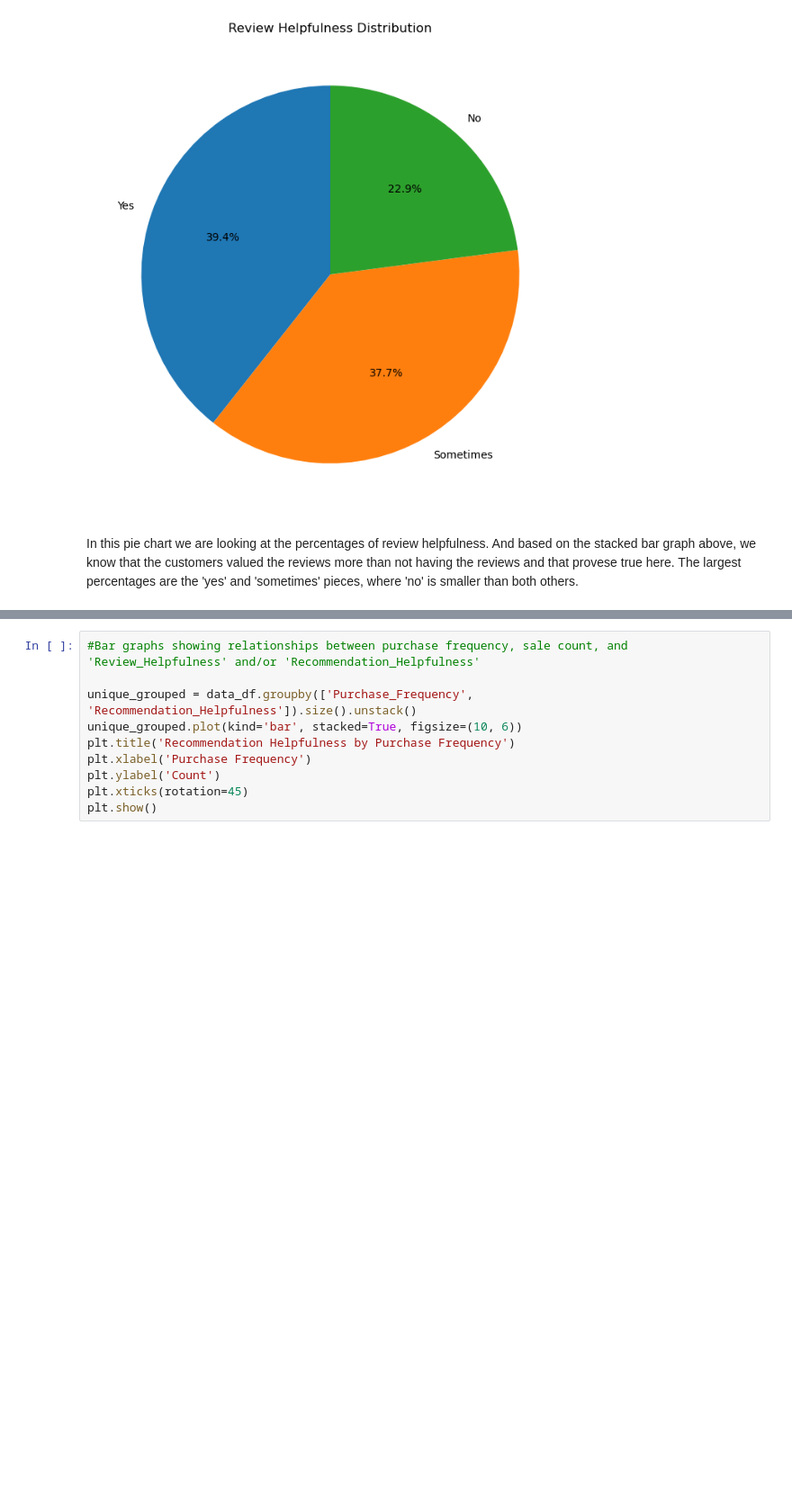
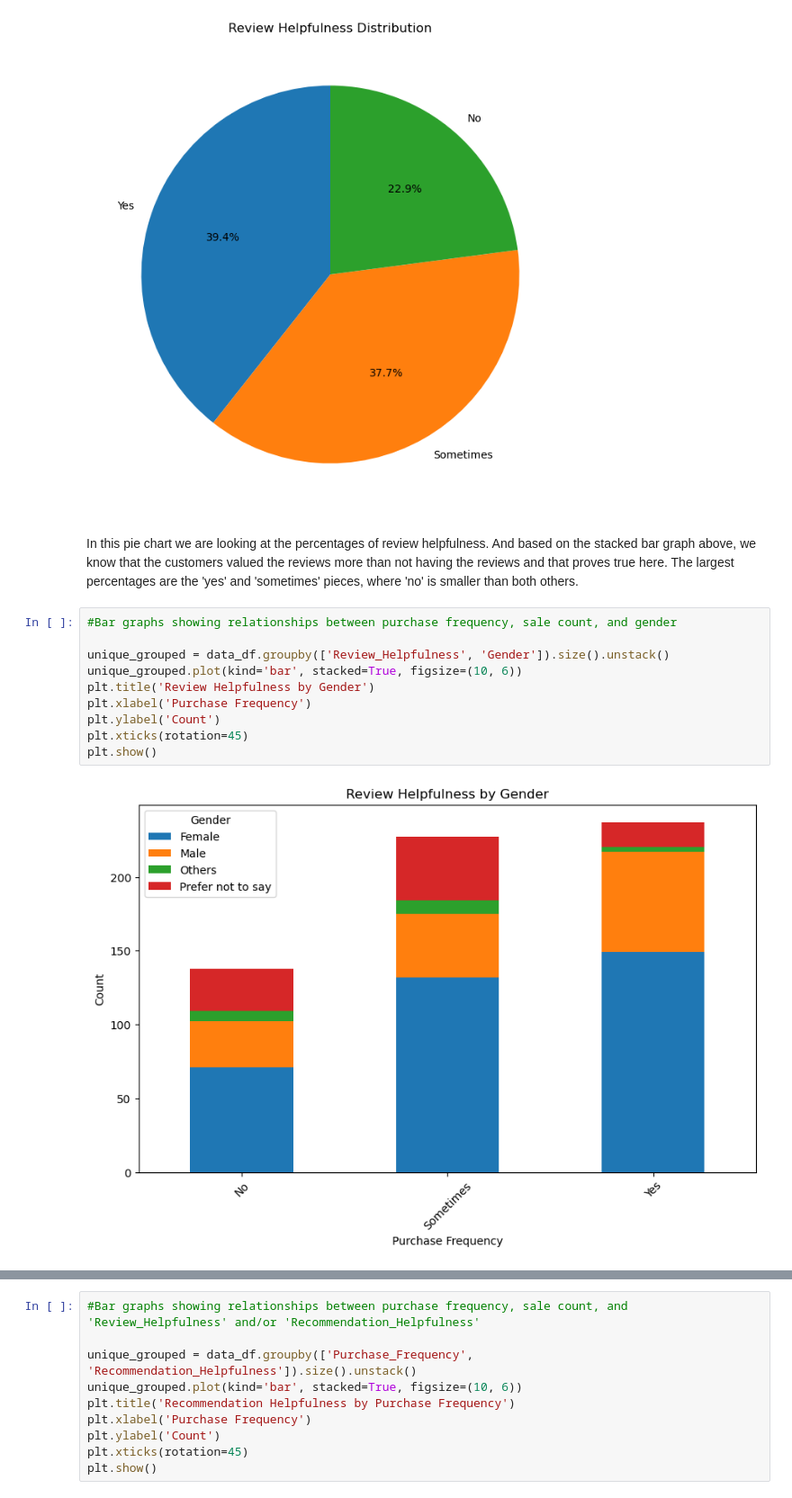
Before and after one commit to rubyghabboun/project1_sudowoodo1, a Jupyter notebook: trish_reviews_recs.ipynb, the cells around one changed output, grey strips where cells are left out. Shown at 90% size. Saved outputs shown, nothing was run; the diff lists cells and outputs as text; blank space fills up the shorter version.

```diff
--- a/trish_reviews_recs.ipynb
+++ b/trish_reviews_recs.ipynb
@@ -124,4 +139,16 @@ plt.show()
 # %% [output]
 [figure]
 # %% [markdown]
-In this pie chart we are looking at the percentages of review helpfulness. And based on the stacked bar graph above, we know that the customers valued the reviews more than not having the reviews and that provese true here. The largest percentages are the 'yes' and 'sometimes' pieces, where 'no' is smaller than both others.
+In this pie chart we are looking at the percentages of review helpfulness. And based on the stacked bar graph above, we know that the customers valued the reviews more than not having the reviews and that proves true here. The largest percentages are the 'yes' and 'sometimes' pieces, where 'no' is smaller than both others.
+# %%
+#Bar graphs showing relationships between purchase frequency, sale count, and gender
+
+unique_grouped = data_df.groupby(['Review_Helpfulness', 'Gender']).size().unstack()
+unique_grouped.plot(kind='bar', stacked=True, figsize=(10, 6))
+plt.title('Review Helpfulness by Gender')
+plt.xlabel('Purchase Frequency')
+plt.ylabel('Count')
+plt.xticks(rotation=45)
+plt.show()
+# %% [output]
+[figure, added]
```
Also changed, not shown: parts of 18 cells of this notebook.
